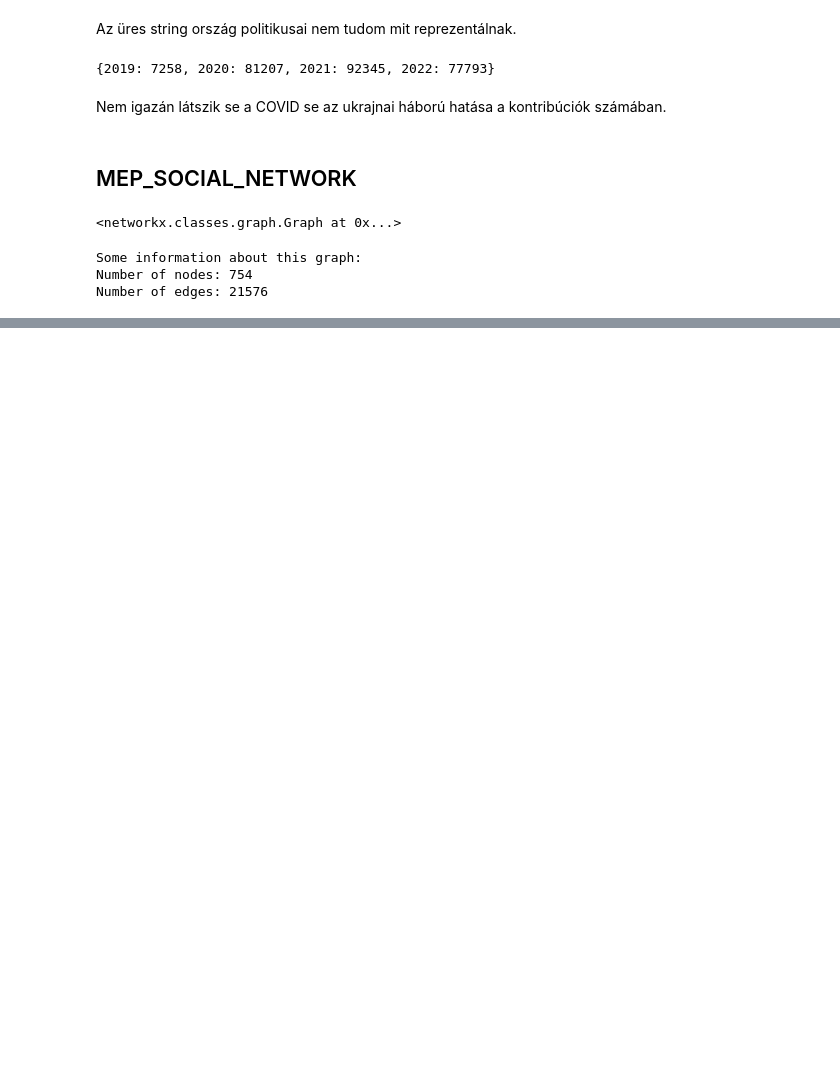
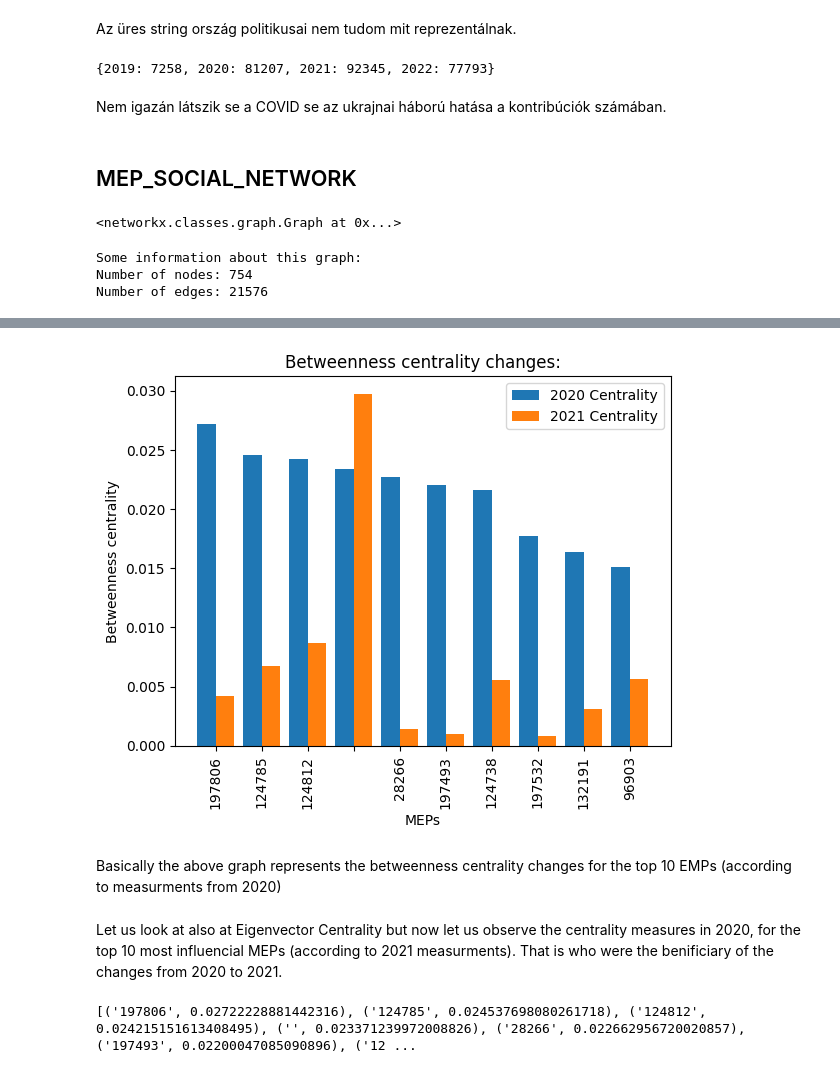
Before and after one commit to maritsm/temalabor-2023, a Jupyter notebook: temalabor.ipynb, the cells around one changed output, grey strips where cells are left out. Drawn from its saved outputs; the diff is of its cells as text; code cells hidden in the pictures; blank space fills up the shorter version.

```diff
--- a/temalabor.ipynb
+++ b/temalabor.ipynb
@@ -224,0 +253,4 @@ Number of edges: 21576
+# %%
+Deg_Cent_2020_UnSort = nx.degree_centrality(mep_social_network_2020)
+Eig_Cent_2020_UnSort = nx.eigenvector_centrality(mep_social_network_2020, max_iter=1000, tol=1e-06, nstart=None, weight=None)
+Btw_Cent_2020_UnSort = nx.betweenness_centrality(mep_social_network_2020, k=None, normalized=True, weight=None, endpoints=False, seed=None)
@@ -224,0 +259,4 @@ Number of edges: 21576
+# %%
+Deg_Cent_2020 = sorted(Deg_Cent_2020_UnSort.items(), key=lambda x:x[1], reverse=True)
+Eig_Cent_2020 = sorted(Eig_Cent_2020_UnSort.items(), key=lambda x:x[1], reverse=True)
+Btw_Cent_2020 = sorted(Btw_Cent_2020_UnSort.items(), key=lambda x:x[1], reverse=True)
@@ -224,0 +265,4 @@ Number of edges: 21576
+# %%
+Deg_Cent_2021_UnSort = nx.degree_centrality(mep_social_network_2021)
+Eig_Cent_2021_UnSort = nx.eigenvector_centrality(mep_social_network_2021, max_iter=1000, tol=1e-06, nstart=None, weight=None)
+Btw_Cent_2021_UnSort = nx.betweenness_centrality(mep_social_network_2021, k=None, normalized=True, weight=None, endpoints=False, seed=None)
@@ -224,0 +277,15 @@ Number of edges: 21576
+# %%
+x = [Btw_Cent_2020[i][0] for i in range(len(Btw_Cent_2020[:10]))] # top 10 MEP according to betweenness centrality in 2020
+y1 = [Btw_Cent_2020_UnSort[x[i]] for i in range(len(x)) ]         #betweenness centrality values top 10 MEP in 2020
+y2=[]                                                             #betweenness centrality values top 10 MEP in 2021
+for i in range(len(x1)):
+    try:
+        y2.append(Btw_Cent_2021_UnSort[x[i]])
+    except:
+        y2.append(0)
+
+
+print(Btw_Cent_2021[:10])
+print(x)
+print(y1)
+print(y2)
@@ -224,0 +297,35 @@ Number of edges: 21576
+# %%
+X_axis = np.arange(len(x))
+
+plt.bar(X_axis - 0.2, y1, 0.4, label = '2020 Centrality')
+plt.bar(X_axis + 0.2, y2, 0.4, label = '2021 Centrality')
+
+plt.xticks(X_axis, x, rotation = 90)
+plt.xlabel("MEPs")
+plt.ylabel("Betweenness centrality")
+plt.title("Betweenness centrality changes:")
+plt.legend()
+plt.show()
+# %% [output]
+[figure, added]
+# %% [markdown]
+Basically the above graph represents the betweenness centrality changes for the top 10 EMPs (according to measurments from 2020)
+# %% [markdown]
+Let us look at also at Eigenvector Centrality but now let us observe the centrality measures in 2020, for the top 10 most influencial MEPs (according to 2021 measurments). That is who were the benificiary of the changes from 2020 to 2021.
+# %%
+x = [EigCent_2021[i][0] for i in range(len(Eig_Cent_2021[:10]))] # top 10 MEP according to eigenvector centrality in 2021
+y1 = [Eig_Cent_2020_UnSort[x[i]] for i in range(len(x)) ]         #eigenvector centrality values top 10 MEP in 2020
+y2=[]                                                             #eigenvector centrality values top 10 MEP in 2020
+for i in range(len(x1)):
+    try:
+        y2.append(Eig_Cent_2021_UnSort[x[i]])
+    except:
+        y2.append(0)
+
+
+print(Btw_Cent_2021[:10])
+print(x)
+print(y1)
+print(y2)
+# %% [output]
+[('197806', 0.02722228881442316), ('124785', 0.024537698080261718), ('124812', 0.024215151613408495), ('', 0.023371239972008826), ('28266', 0.022662956720020857), ('197493', 0.02200047085090896), ('12 ...
```
Also changed, not shown: parts of 13 cells of this notebook.
